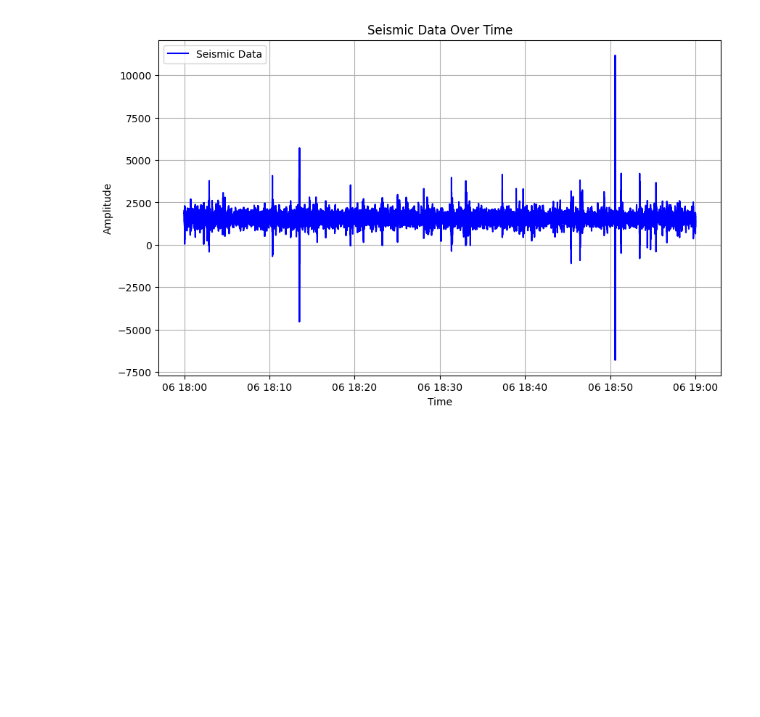
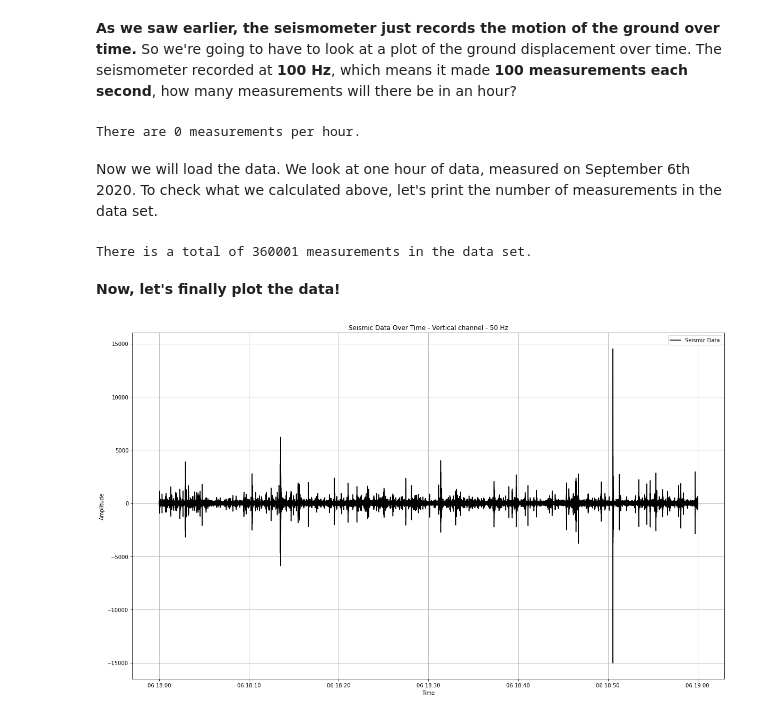
Before and after one commit to yoramterleth/TRIO_seismics, a Jupyter notebook: ACTIVITY_seismic_data.ipynb, the cells around one changed output. Saved outputs shown, nothing was run; the diff lists cells and outputs as text; code cells hidden in the pictures; blank space fills up the shorter version.

```diff
--- a/ACTIVITY_seismic_data.ipynb
+++ b/ACTIVITY_seismic_data.ipynb
@@ -5,3 +33,22 @@ We're going to investgate data from a station that was installed on a glacier in
+# %% [markdown]
+**As we saw earlier, the seismometer just records the motion of the ground over time.** So we're going to have to look at a plot of the ground displacement over time.
+The seismometer recorded at **100 Hz**, which means it made **100 measurements each second**, how many measurements will there be in an hour?
+# %%
+# number of measuremens per second:
+measurement_rate = 0
+
+# number of seconds per hour
+sec_hour = 0
+
+# number of measurements in an hour
+nb_measurements = measurement_rate * sec_hour
+
+# print the result
+print('There are '+ str(nb_measurements)+ ' measurements per hour.')
+# %% [output]
+There are 0 measurements per hour.
+# %% [markdown]
+Now we will load the data. We look at one hour of data, measured on September 6th 2020. To check what we calculated above, let's print the number of measurements in the data set.
 # %%
 import numpy as np
 import matplotlib.pyplot as plt
@@ -18,16 +65,22 @@ seismic_data = data['Data']
 # If the time vector is in a string format that can be directly plotted, you can skip this step
 # This step assumes that the time is in ISO format
 from datetime import datetime
-time = np.array([datetime.fromisoformat(t) for t in time])
+time = np.array([datetime.strptime(t,'%Y-%m-%dT%H:%M:%S.%fZ') for t in time])
 
-# Plot the data
-plt.figure(figsize=(10, 6))
-plt.plot(time, seismic_data, label='Seismic Data', color='black')
-plt.xlabel('Time')
-plt.ylabel('Amplitude')
-plt.title('Seismic Data Over Time')
-plt.legend()
-plt.grid(True)
-plt.show()
+print('There is a total of '+ str(len(seismic_data))+' measurements in the data set.')
 # %% [output]
-[figure, removed]
+There is a total of 360001 measurements in the data set.
+# %% [markdown]
+**Now, let's finally plot the data!**
+# %%
+# Plot the data
+plt.figure(figsize=(20, 12))
+plt.plot(time, seismic_data, label='Seismic Data', color='black')
+plt.xlabel('Time')
+plt.ylabel('Amplitude')
+plt.title('Seismic Data Over Time - Vertical channel - 50 Hz')
+plt.legend()
+plt.grid(True)
+plt.show()
+# %% [output]
+[figure, added]
```
Also changed, not shown: parts of 8 cells of this notebook, 5 other files.
